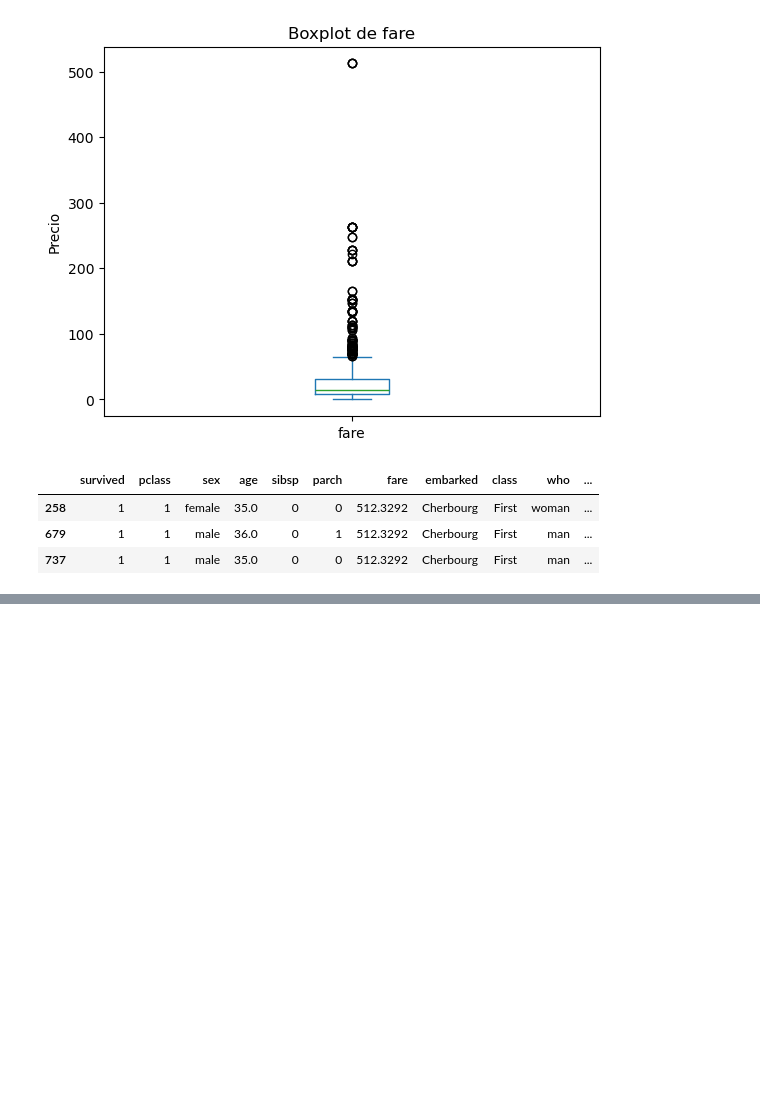
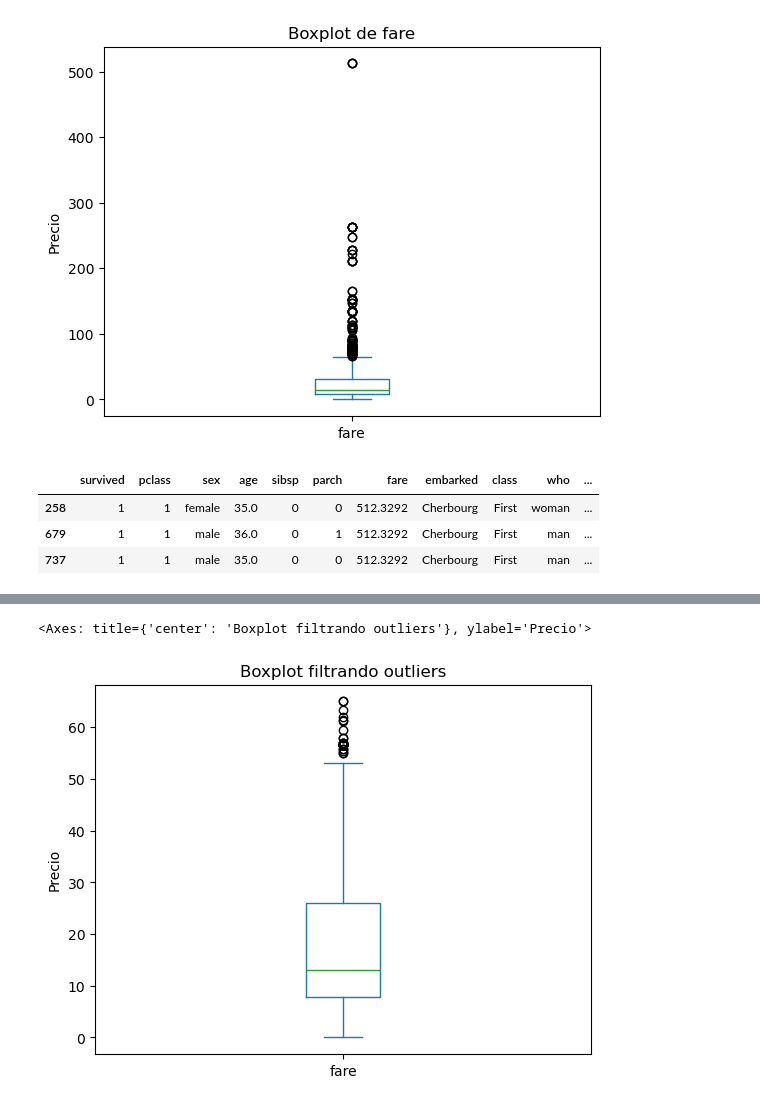
Before and after one commit to aaerror/ONLINE_DS_THEBRIDGE_AAC, a Jupyter notebook: sprint_07/univariante/univariante.ipynb, the cells around one changed output, grey strips where cells are left out. Cells and saved outputs as stored; diff of their text form; code cells hidden in the pictures; blank space fills up the shorter version.

```diff
--- a/sprint_07/univariante/univariante.ipynb
+++ b/sprint_07/univariante/univariante.ipynb
@@ -540,0 +581,7 @@ df_titanic.loc[gte]
+# %%
+query = "fare >= @minimum & fare <= @maximum"
+df_titanic.query(query)["fare"].plot.box(ylabel="Precio",
+										 title="Boxplot filtrando outliers")
+# %% [output]
+<Axes: title={'center': 'Boxplot filtrando outliers'}, ylabel='Precio'>
+[figure, added]
```
Also changed, not shown: parts of 9 cells of this notebook.
